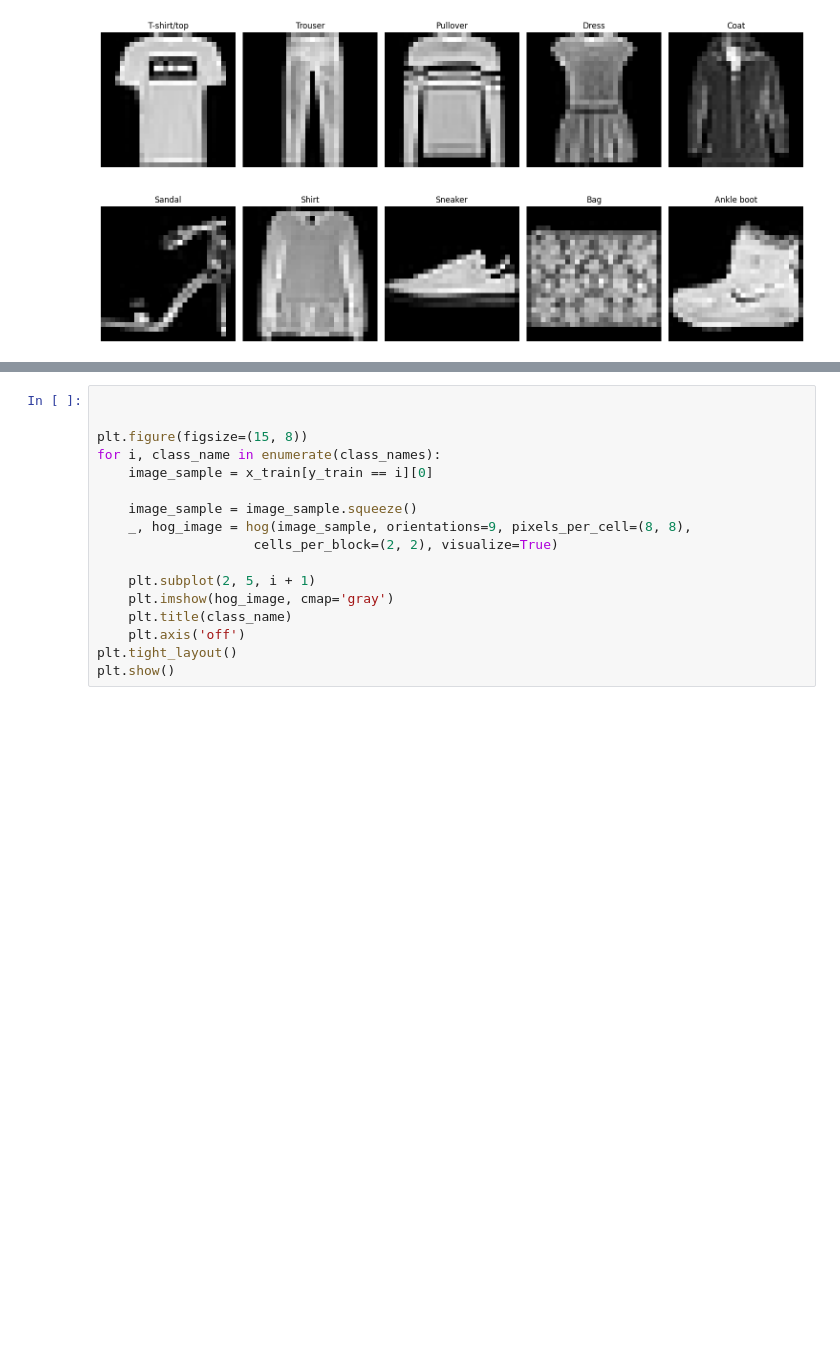
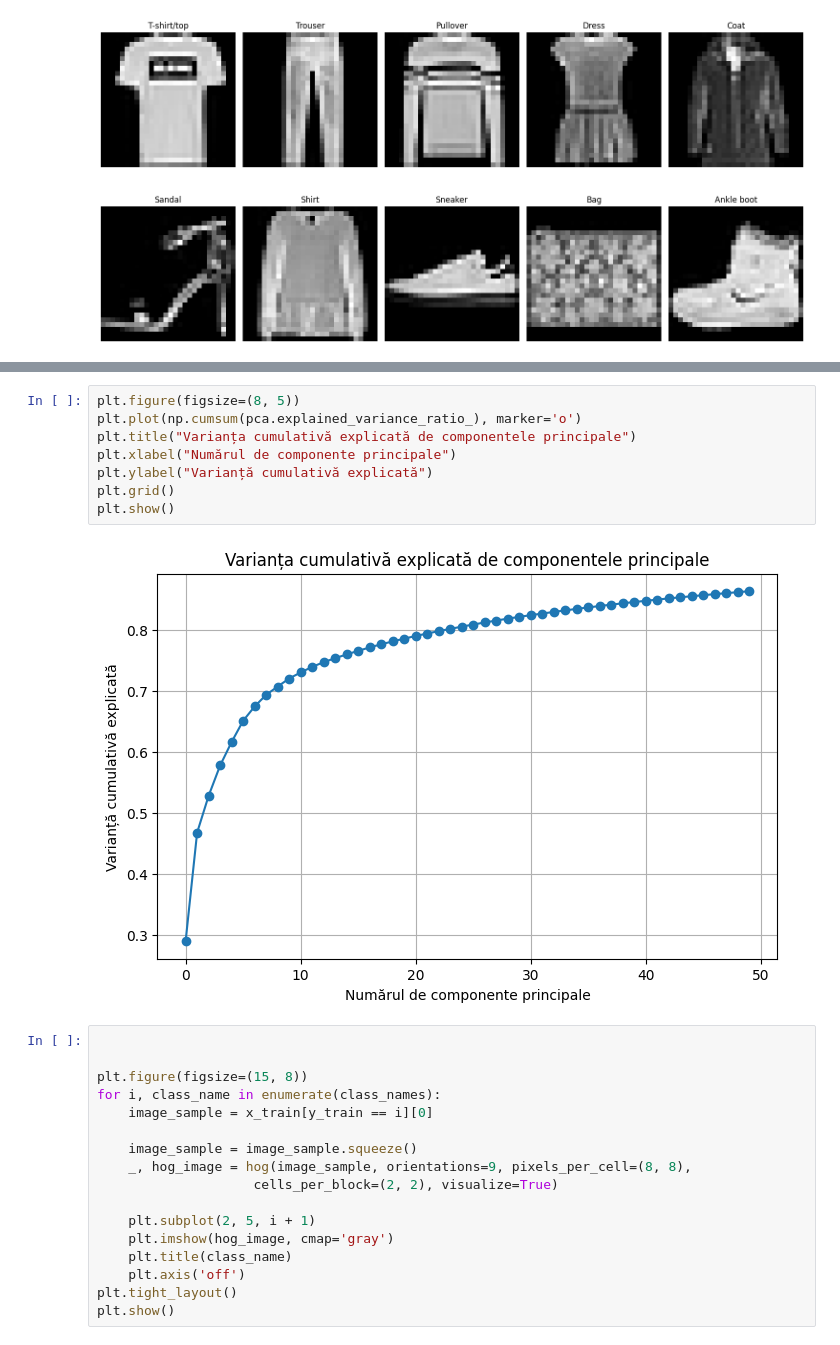
Before and after one commit to Vulturul2k/ML_project, a Jupyter notebook: fashion.ipynb, the cells around one changed output, grey strips where cells are left out. Saved outputs shown, nothing was run; the diff lists cells and outputs as text; blank space fills up the shorter version.

```diff
--- a/fashion.ipynb
+++ b/fashion.ipynb
@@ -131,6 +148,16 @@ plt.tight_layout()
 plt.show()
 # %% [output]
 [figure]
+# %%
+plt.figure(figsize=(8, 5))
+plt.plot(np.cumsum(pca.explained_variance_ratio_), marker='o')
+plt.title("Varianța cumulativă explicată de componentele principale")
+plt.xlabel("Numărul de componente principale")
+plt.ylabel("Varianță cumulativă explicată")
+plt.grid()
+plt.show()
+# %% [output]
+[figure, added]
 # %%
 
 
```
Also changed, not shown: parts of 12 cells of this notebook, 1 other file.
